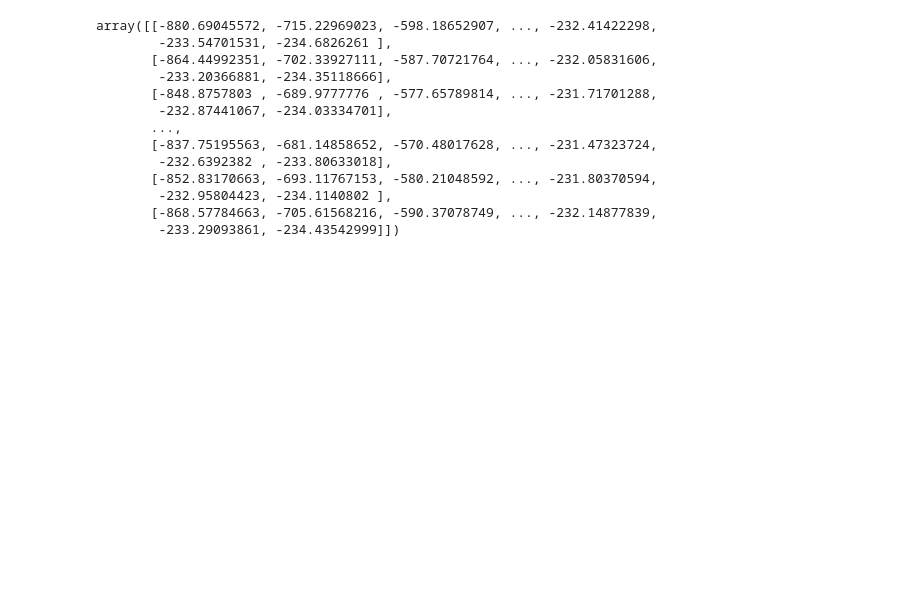
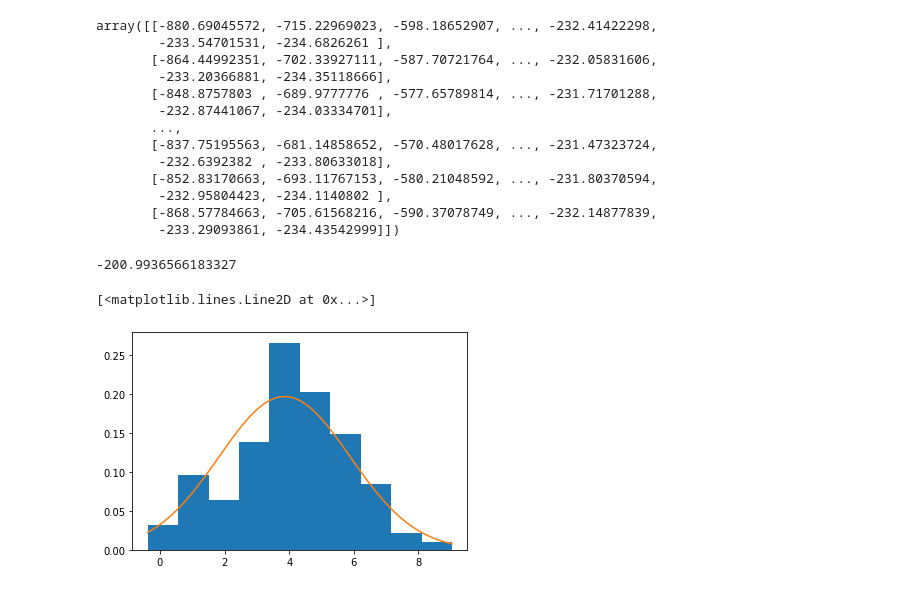
Before and after one commit to DanielBarrreto/Codigos_utiles, a Jupyter notebook: Week15/PosteriorGaussiana.ipynb, the cells around one changed output. Drawn from its saved outputs; the diff is of its cells as text; code cells hidden in the pictures; blank space fills up the shorter version.

```diff
--- a/Week15/PosteriorGaussiana.ipynb
+++ b/Week15/PosteriorGaussiana.ipynb
@@ -124,3 +124,20 @@ array([[-880.69045572, -715.22969023, -598.18652907, ..., -232.41422298,
         -232.95804423, -234.1140802 ],
        [-868.57784663, -705.61568216, -590.37078749, ..., -232.14877839,
         -233.29093861, -234.43542999]])
+# %%
+index = np.where( LikeF == np.amax(LikeF) )
+Lmax = LikeF[index][0]
+Lmax
+# %% [output]
+-200.9936566183327
+# %%
+muh = mu[index[1]][0]
+# %%
+sigmah = sigma[index[0]][0]
+# %%
+_x = np.linspace(np.min(X),np.max(X),100)
+plt.hist(data,density=True)
+plt.plot(_x,Likelihood([muh,sigmah],_x))
+# %% [output]
+[<matplotlib.lines.Line2D at 0x...>]
+[figure, added]
```
Also changed, not shown: 1 other file.
